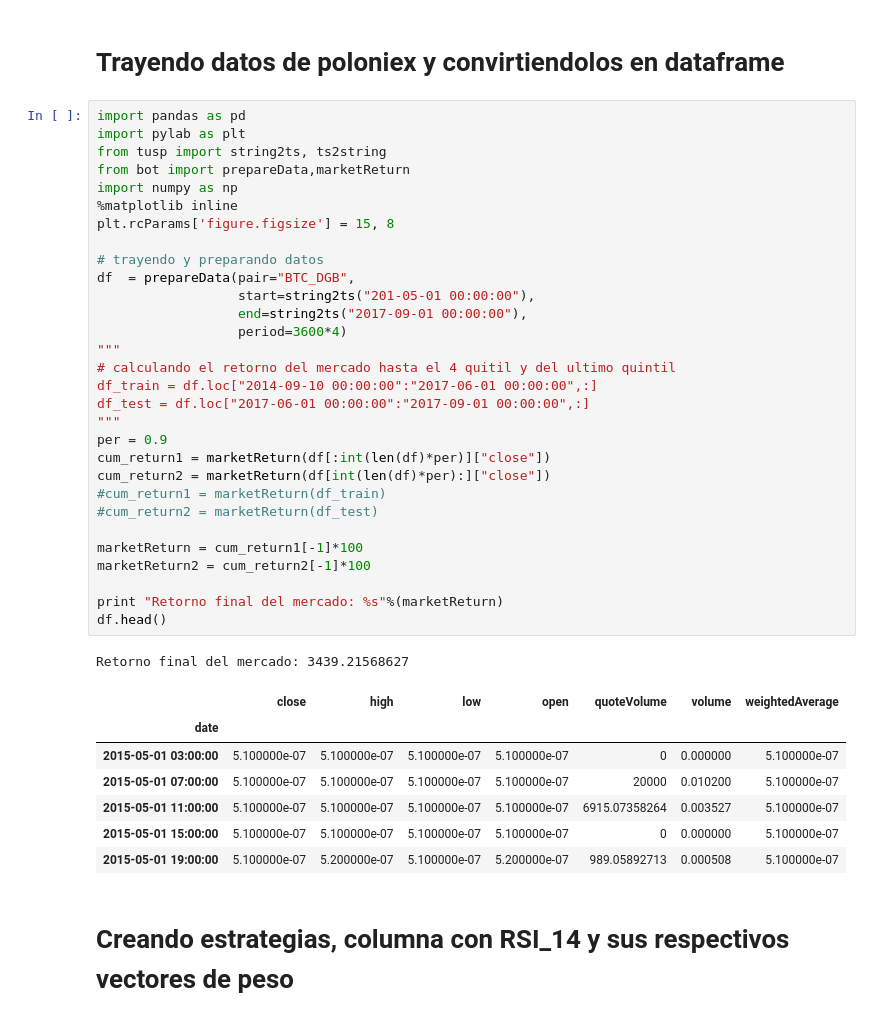
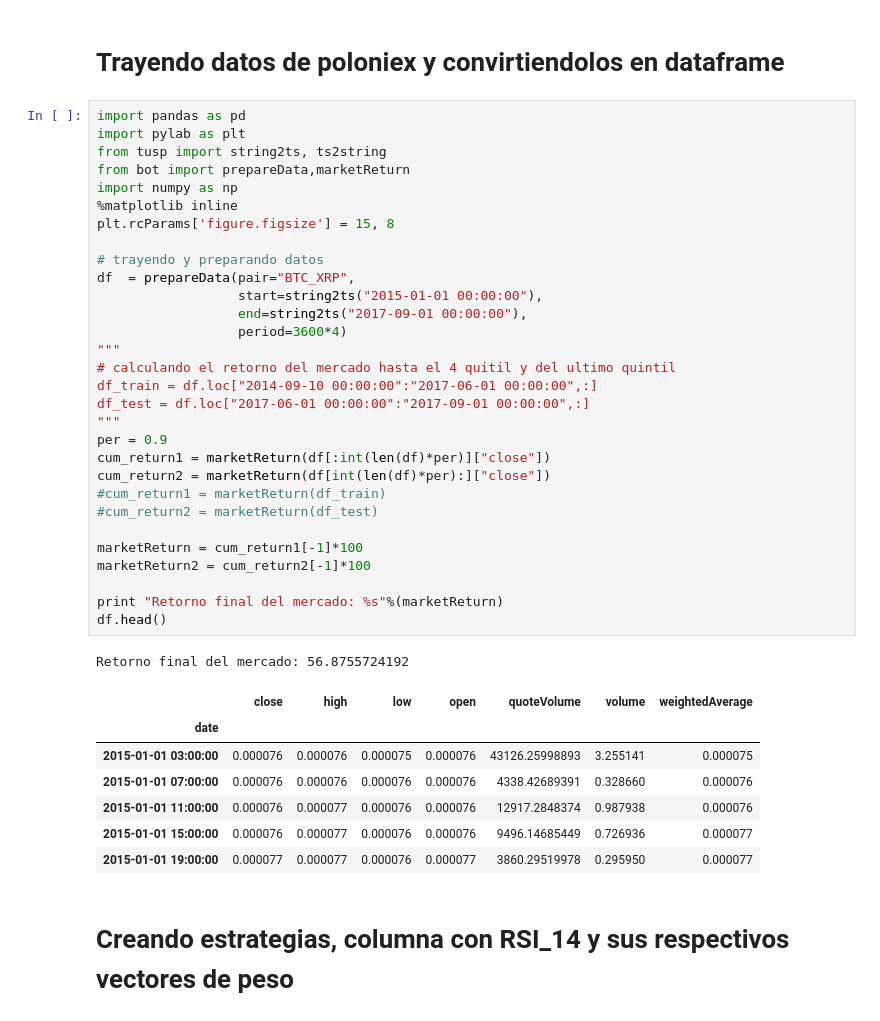
Before and after one commit to ADCryptoSolutions/adcb, a Jupyter notebook: ML strategy.ipynb, the cells around one changed output. Cells and saved outputs as stored; diff of their text form.

```diff
--- a/ML strategy.ipynb
+++ b/ML strategy.ipynb
@@ -4,41 +4,41 @@
 import pandas as pd
 import pylab as plt
 from tusp import string2ts, ts2string
 from bot import prepareData,marketReturn
 import numpy as np
 %matplotlib inline
 plt.rcParams['figure.figsize'] = 15, 8
 
 # trayendo y preparando datos
-df  = prepareData(pair="BTC_DGB",
-                  start=string2ts("201-05-01 00:00:00"),
+df  = prepareData(pair="BTC_XRP",
+                  start=string2ts("2015-01-01 00:00:00"),
                   end=string2ts("2017-09-01 00:00:00"),
                   period=3600*4)
 """
 # calculando el retorno del mercado hasta el 4 quitil y del ultimo quintil
 df_train = df.loc["2014-09-10 00:00:00":"2017-06-01 00:00:00",:]
 df_test = df.loc["2017-06-01 00:00:00":"2017-09-01 00:00:00",:]
 """
 per = 0.9
 cum_return1 = marketReturn(df[:int(len(df)*per)]["close"])
 cum_return2 = marketReturn(df[int(len(df)*per):]["close"])
 #cum_return1 = marketReturn(df_train)
 #cum_return2 = marketReturn(df_test)
 
 marketReturn = cum_return1[-1]*100
 marketReturn2 = cum_return2[-1]*100
 
 print "Retorno final del mercado: %s"%(marketReturn)
 df.head()
 # %% [output]
-Retorno final del mercado: 3439.21568627
+Retorno final del mercado: 56.8755724192
 |  | close | high | low | open | quoteVolume | volume | weightedAverage |
 | date |  |  |  |  |  |  |  |
-| 2015-05-01 03:00:00 | 5.100000e-07 | 5.100000e-07 | 5.100000e-07 | 5.100000e-07 | 0 | 0.000000 | 5.100000e-07 |
-| 2015-05-01 07:00:00 | 5.100000e-07 | 5.100000e-07 | 5.100000e-07 | 5.100000e-07 | 20000 | 0.010200 | 5.100000e-07 |
-| 2015-05-01 11:00:00 | 5.100000e-07 | 5.100000e-07 | 5.100000e-07 | 5.100000e-07 | 6915.07358264 | 0.003527 | 5.100000e-07 |
-| 2015-05-01 15:00:00 | 5.100000e-07 | 5.100000e-07 | 5.100000e-07 | 5.100000e-07 | 0 | 0.000000 | 5.100000e-07 |
-| 2015-05-01 19:00:00 | 5.100000e-07 | 5.200000e-07 | 5.100000e-07 | 5.200000e-07 | 989.05892713 | 0.000508 | 5.100000e-07 |
+| 2015-01-01 03:00:00 | 0.000076 | 0.000076 | 0.000075 | 0.000076 | 43126.25998893 | 3.255141 | 0.000075 |
+| 2015-01-01 07:00:00 | 0.000076 | 0.000076 | 0.000076 | 0.000076 | 4338.42689391 | 0.328660 | 0.000076 |
+| 2015-01-01 11:00:00 | 0.000076 | 0.000077 | 0.000076 | 0.000076 | 12917.2848374 | 0.987938 | 0.000076 |
+| 2015-01-01 15:00:00 | 0.000076 | 0.000077 | 0.000076 | 0.000076 | 9496.14685449 | 0.726936 | 0.000077 |
+| 2015-01-01 19:00:00 | 0.000077 | 0.000077 | 0.000076 | 0.000077 | 3860.29519978 | 0.295950 | 0.000077 |
 # %% [markdown]
 # Creando estrategias, columna con RSI_14 y sus respectivos vectores de peso
 # %%
```
Also changed, not shown: parts of 9 cells of this notebook, 5 other files.
